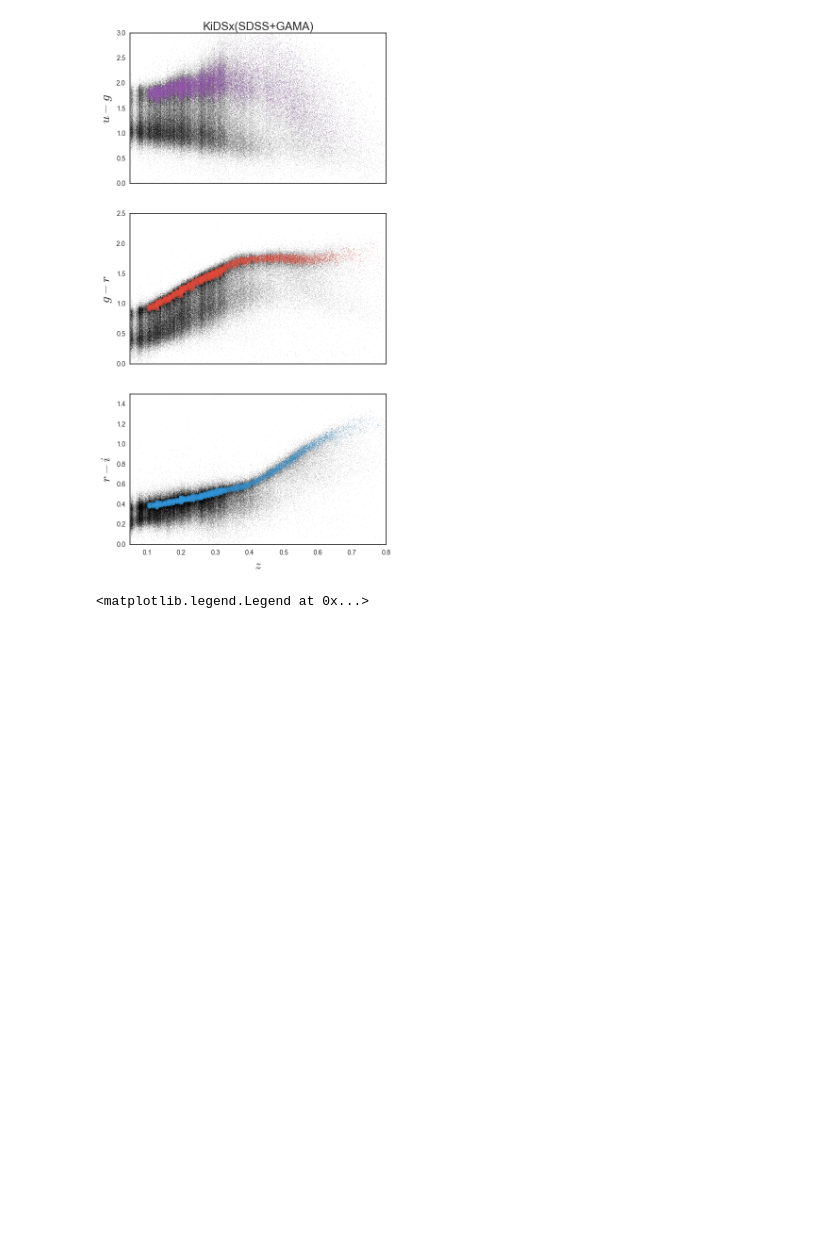
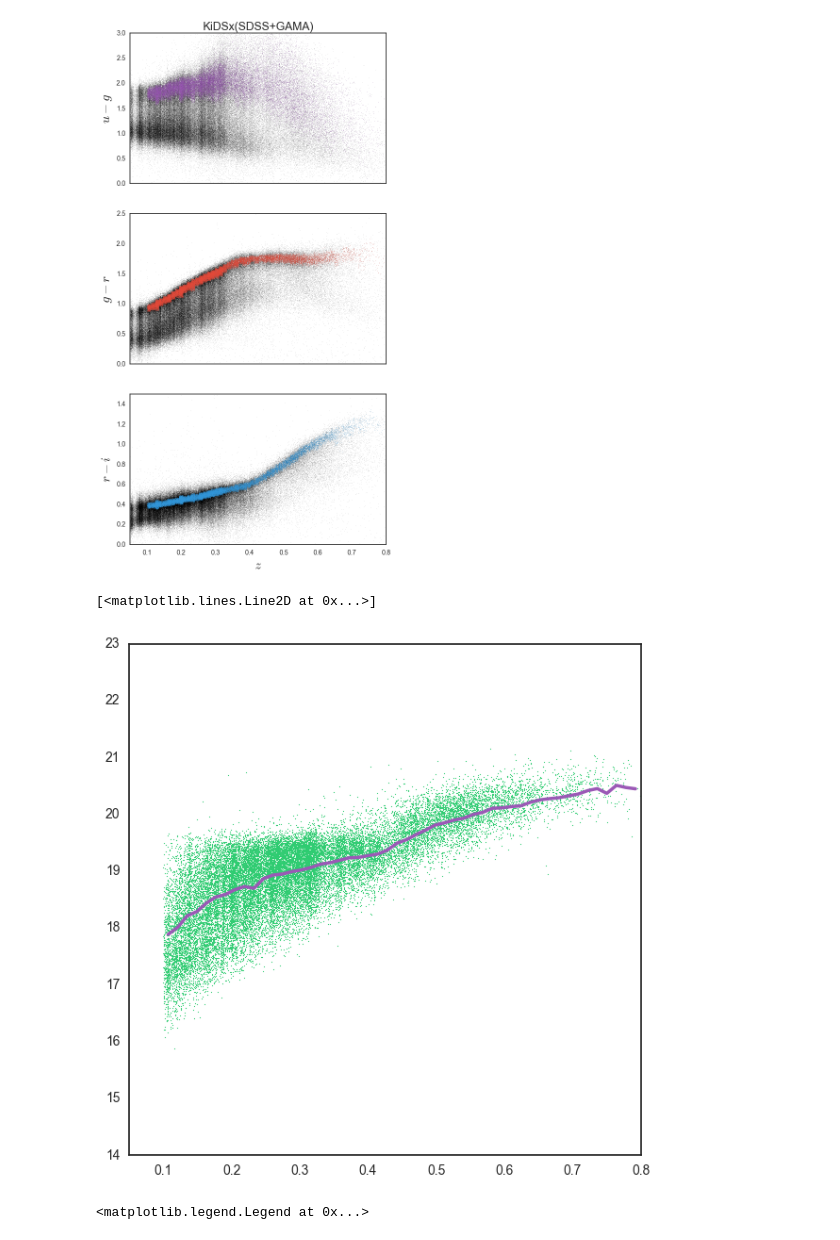
Before and after one commit to mjvakili/redsq, a Jupyter notebook: code/catalog_unifier.ipynb, the cells around one changed output. Saved outputs shown, nothing was run; the diff lists cells and outputs as text; code cells hidden in the pictures; blank space fills up the shorter version.

```diff
--- a/code/catalog_unifier.ipynb
+++ b/code/catalog_unifier.ipynb
@@ -647,6 +647,24 @@ ax[0].set_title("KiDSx(SDSS+GAMA)" , fontsize = 17.5)
 (30114, 15)
 <matplotlib.text.Text at 0x...>
 [figure]
+# %%
+red_cat = h5py.File("red_cat_hires.hdf5","r")["red"][:]
+mref = h5py.File("red_cat_hires.hdf5","r")["mref"][:]
+fig , ax = plt.subplots(nrows=1,ncols=1 , figsize=(7,7))
+#ax.scatter(dp[11,:] , dp[3,:] , s = 0.03 , color = "k")
+ax.scatter(red_cat[:,0] , red_cat[:,1] , s = 0.3 , color = next(palette))
+ax.set_xlim(0.05,0.8)
+ax.set_ylim(14,23)
+total_bins = 50
+bins = np.linspace(red_cat[:,0].min(),red_cat[:,0].max(), total_bins+1)
+delta = bins[1]-bins[0]
+idx  = np.digitize(red_cat[:,0],bins)
+running_median = [np.median(red_cat[:,1][idx==k]) for k in range(total_bins+1)]
+#ax.plot(bins-delta/2 , running_median)
+ax.plot(.5*(bins[1:]+bins[:-1]) , mref)
+# %% [output]
+[<matplotlib.lines.Line2D at 0x...>]
+[figure, added]
 # %%
 z1 = h5py.File("red_cat.hdf5","r")["red"][:][:,0]
 z2 = h5py.File("red_cat_hires.hdf5","r")["red"][:][:,0]
```
Also changed, not shown: 2 other files.
